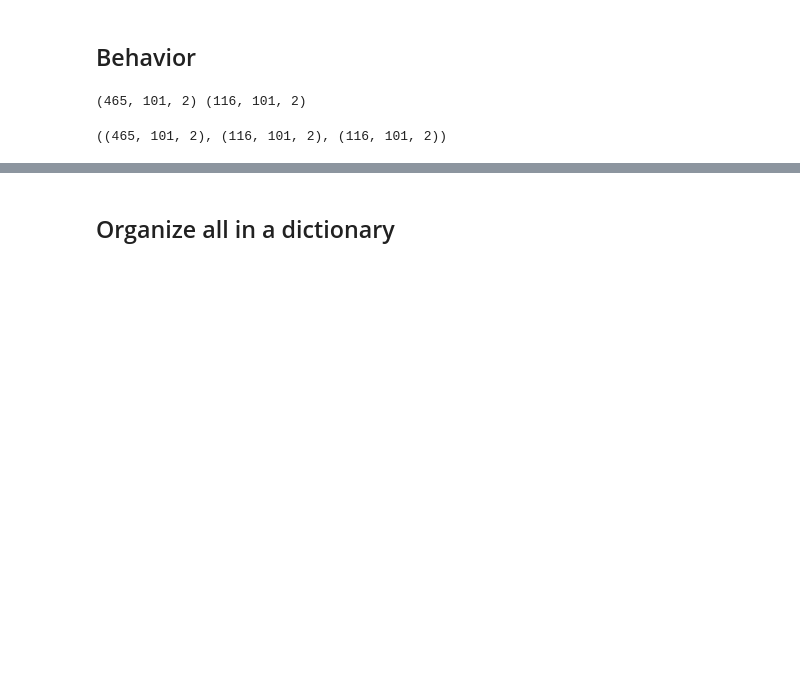
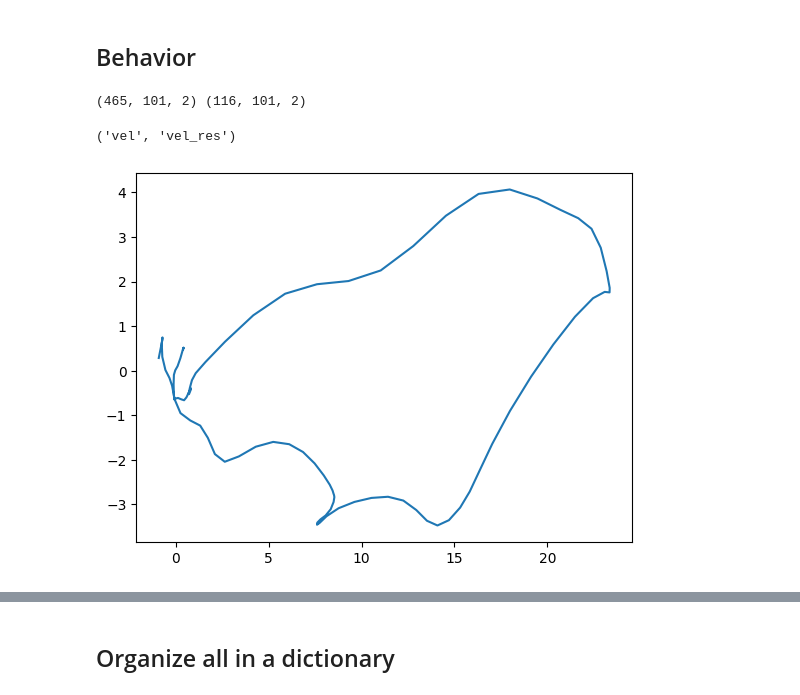
Before and after one commit to NinelK/BAND-torch, a Jupyter notebook: notebooks/pre/extract-matt_data.ipynb, the cells around one changed output, grey strips where cells are left out. Drawn from its saved outputs; the diff is of its cells as text; code cells hidden in the pictures; blank space fills up the shorter version.

```diff
--- a/notebooks/pre/extract-matt_data.ipynb
+++ b/notebooks/pre/extract-matt_data.ipynb
@@ -10,7 +13,7 @@ import h5py
 # Set paths
 # %%
 raw_data_dir = (
-    "/disk/scratch2/nkudryas/motor_cortex/perich_2018_binned/"
+    "/disk/data1/motor_cortex/perich_2018_binned/"
 )
 data_save_dir = "../../datasets/"
 # %% [markdown]
@@ -39,12 +42,11 @@ experiments = [
     "Mihili_CO_VR_2014-03-06.mat",
 ]
 
-activity_key = "all_MUA"
-behaviour_key = "vel"  # the main behavior used in training & validation
-full_behaviour_key = "pos"  # extra variable used for validation
+activity_key = "all_spikes"
+behaviour_key = "vel_res"  # the main behavior used in training & validation
 alignment = "go"  # align to this point
 
-spike_data_dir = experiments[1]
+spike_data_dir = experiments[3]
 
 pd_data = pyaldata.io.mat2dataframe(
     path=raw_data_dir + spike_data_dir, shift_idx_fields=True
@@ -404,6 +460,10 @@ test_epoch = np.asarray([etype(d["epoch"]) for i, d in test_df.iterrows()])
 # %% [markdown]
 ## Behavior
 # %%
+if behaviour_key in ['vel_res', 'vel_div']:
+    full_key = behaviour_key
+    behaviour_key = 'vel'
+
 train_behaviours = np.asarray(
     [
         d[behaviour_key][d[start_key] : d[start_key] + shortest_trial, :]
@@ -425,19 +485,38 @@ test_behaviours = np.asarray(
 
 train_pos = np.asarray(
     [
-        d[full_behaviour_key][d[start_key] : d[start_key] + shortest_trial, :]
+        d['pos'][d[start_key] : d[start_key] + shortest_trial, :]
         for i, d in train_df.iterrows()
     ]
 )
 valid_pos = np.asarray(
     [
-        d[full_behaviour_key][d[start_key] : d[start_key] + shortest_trial, :]
+        d['pos'][d[start_key] : d[start_key] + shortest_trial, :]
         for i, d in valid_df.iterrows()
     ]
 )
 test_pos = np.asarray(
     [
-        d[full_behaviour_key][d[start_key] : d[start_key] + shortest_trial, :]
+        d['pos'][d[start_key] : d[start_key] + shortest_trial, :]
+        for i, d in test_df.iterrows()
+    ]
+)
+
+train_vel = np.asarray(
+    [
+        d['vel'][d[start_key] : d[start_key] + shortest_trial, :]
+        for i, d in train_df.iterrows()
+    ]
+)
+valid_vel = np.asarray(
+    [
+        d['vel'][d[start_key] : d[start_key] + shortest_trial, :]
+        for i, d in valid_df.iterrows()
+    ]
+)
+test_vel = np.asarray(
+    [
+        d['vel'][d[start_key] : d[start_key] + shortest_trial, :]
         for i, d in test_df.iterrows()
     ]
 )
@@ -450,6 +529,12 @@ valid_pos -= origin
 test_pos -= origin
 
 train_behaviours.shape, valid_behaviours.shape, test_behaviours.shape
+res_not_calculated = True
 # %% [output]
 (465, 101, 2) (116, 101, 2)
-((465, 101, 2), (116, 101, 2), (116, 101, 2))
+# %%
+plt.plot(train_behaviours[0,:,0], train_behaviours[0,:,1])
+behaviour_key, full_key
+# %% [output]
+('vel', 'vel_res')
+[figure, added]
```
Also changed, not shown: parts of 18 cells of this notebook.
